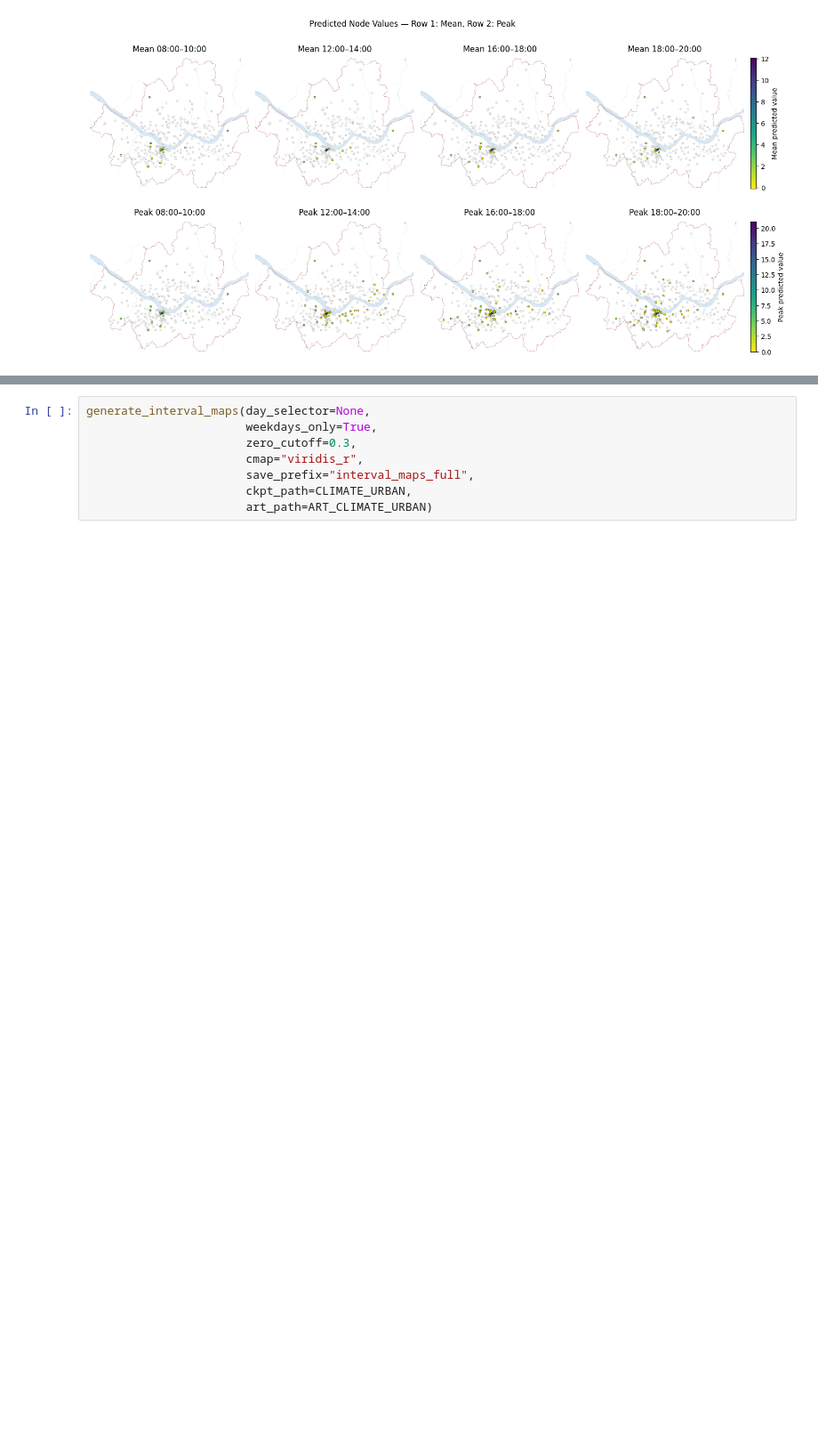
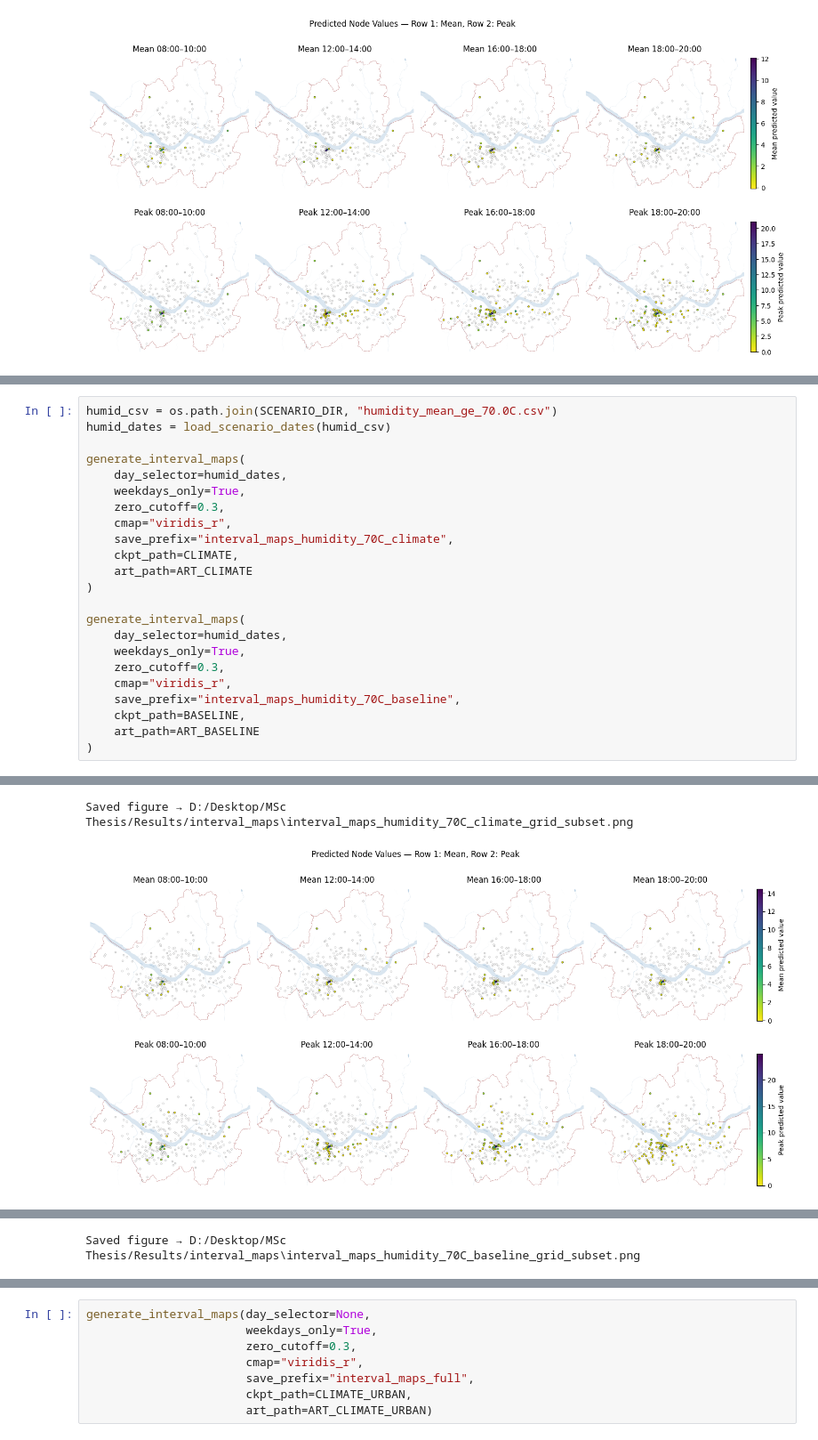
Before and after one commit to michelegiampaolo/mobility-seoul, a Jupyter notebook: Data/scripts/scenarios.ipynb, the cells around one changed output, grey strips where cells are left out. Shown at 89% size. Drawn from its saved outputs; the diff is of its cells as text; blank space fills up the shorter version.

```diff
--- a/Data/scripts/scenarios.ipynb
+++ b/Data/scripts/scenarios.ipynb
@@ -695,0 +708,24 @@ Saved figure → D:/Desktop/MSc Thesis/Results/interval_maps\interval_maps_cold_
+# %%
+humid_csv = os.path.join(SCENARIO_DIR, "humidity_mean_ge_70.0C.csv")
+humid_dates = load_scenario_dates(humid_csv)
+
+generate_interval_maps(
+    day_selector=humid_dates,
+    weekdays_only=True,
+    zero_cutoff=0.3,
+    cmap="viridis_r",
+    save_prefix="interval_maps_humidity_70C_climate",
+    ckpt_path=CLIMATE,
+    art_path=ART_CLIMATE
+)
+
+generate_interval_maps(
+    day_selector=humid_dates,
+    weekdays_only=True,
+    zero_cutoff=0.3,
+    cmap="viridis_r",
+    save_prefix="interval_maps_humidity_70C_baseline",
+    ckpt_path=BASELINE,
+    art_path=ART_BASELINE
+)
+# %% [output]
@@ -695,0 +750,2 @@ Saved figure → D:/Desktop/MSc Thesis/Results/interval_maps\interval_maps_cold_
+Saved figure → D:/Desktop/MSc Thesis/Results/interval_maps\interval_maps_humidity_70C_climate_grid_subset.png
+[figure, added]
@@ -695,0 +770 @@ Saved figure → D:/Desktop/MSc Thesis/Results/interval_maps\interval_maps_cold_
+Saved figure → D:/Desktop/MSc Thesis/Results/interval_maps\interval_maps_humidity_70C_baseline_grid_subset.png
```
Also changed, not shown: parts of 3 cells of this notebook, 1 other file.
